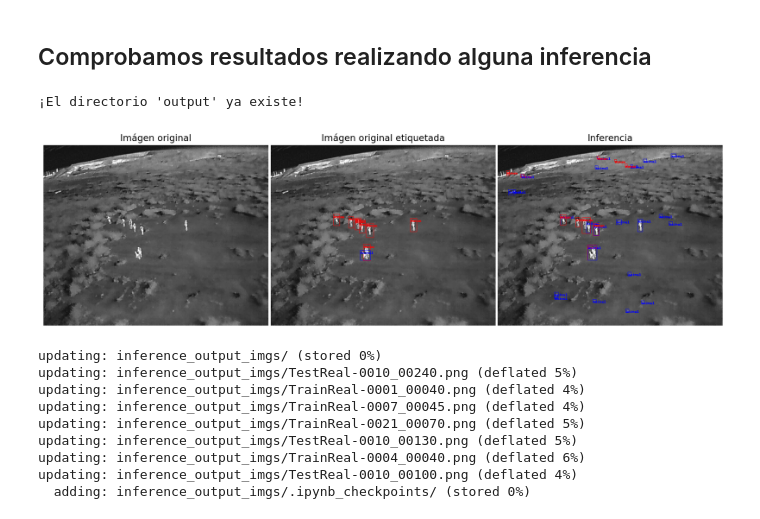
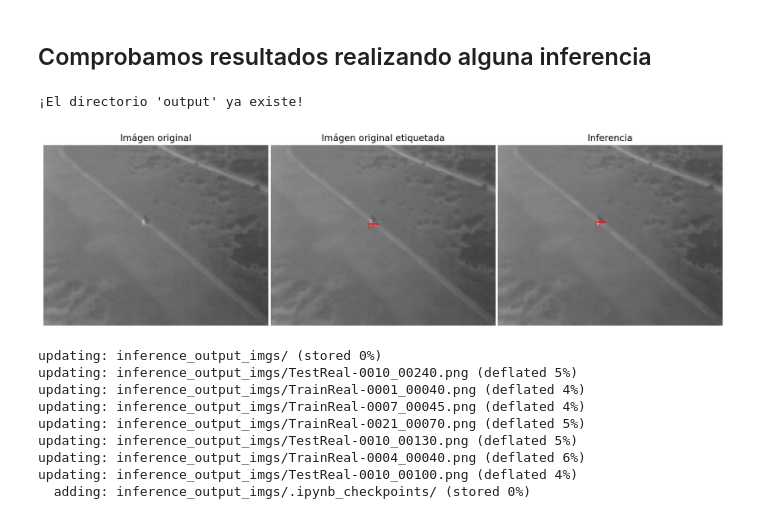
Before and after one commit to jesusBV20/UAV_IR_Surveillance, a Jupyter notebook: train_example.ipynb, the cells around one changed output. Cells and saved outputs as stored; diff of their text form; code cells hidden in the pictures.

Commit message:
Añadidas algunas imágenes para testear el modelo

```diff
--- a/train_example.ipynb
+++ b/train_example.ipynb
@@ -205,8 +169,8 @@ import torchvision
 from UAVIR_tools.detection.engine import train_one_epoch
 import UAVIR_tools.detection.utils as utils
 
-train_real_dataset_imgs = 5000
-train_sim_dataset_imgs = 5000
+train_real_dataset_imgs = 4000
+train_sim_dataset_imgs = 10000
 batch_size = 2
 num_epochs = 10
 
@@ -217,7 +181,6 @@ num_classes = 3
 # Definimos los dataset de train y test
 dataset_real = BIRDSAIDataset(TRAIN_REAL_DATA_PATH, get_transform())
 dataset_sim  = BIRDSAIDataset(TRAIN_SIM_DATA_PATH, get_transform())
-dataset_test = BIRDSAIDataset(TEST_DATA_PATH, get_transform())
 
 # Generemos unos nuevos datasets basados en los originales,
 # pero más pequeños y randomizados
@@ -230,7 +193,7 @@ dataset_sim = torch.utils.data.Subset(dataset_sim, indices_sim[0:train_sim_datas
 # Juntamos los dos datasets de entrenamiento
 dataset = torch.utils.data.ConcatDataset([dataset_real, dataset_sim])
 
-# Definimos los DataLoaders de entrenamiento y evaluación
+# Definimos el DataLoaders de entrenamiento
 data_loader = torch.utils.data.DataLoader(
   dataset, batch_size=batch_size, shuffle=True, num_workers=4,
   collate_fn=utils.collate_fn)
@@ -239,7 +202,7 @@ data_loader = torch.utils.data.DataLoader(
 #   dataset_test, batch_size=1, shuffle=False, num_workers=4,
 #   collate_fn=utils.collate_fn)
 
-# Generamos el modelo utilizando la definida anteriormente
+# Generamos el modelo utilizando la función definida anteriormente
 model = get_tunned_model(num_classes)
 
 # Guardamos el modelo en la RAM del dispositivo que estamos utilizando
@@ -298,9 +261,9 @@ transforms = get_transform()
 
 # Seleccionamos el vídeo y el frame
 data_path = TRAIN_REAL_DATA_PATH
-data_path = TEST_DATA_PATH
-movie_id = 15
-frame = 220
+#data_path = TEST_DATA_PATH
+movie_id = 21
+frame = 400
 
 dataset = BIRDSAIDataset(data_path, transforms)
 frame_init, frame_end, n_frames = dataset.getMovieBoxInfo(movie_id)
@@ -314,7 +277,7 @@ num_classes = 3
 model = get_tunned_model(num_classes)
 
 model.to(device)
-model.load_state_dict(torch.load(os.path.join(OUTPUT_MODEL_PATH, "model_AUVIR_simTrain.pt")))
+model.load_state_dict(torch.load(os.path.join(OUTPUT_MODEL_PATH, "model_AUVIR_v0.3.pt")))
 
 # Inferimos
 model_eval = model.eval()
@@ -329,39 +292,39 @@ transform_toImg = T.ToPILImage()
 img = transform_toImg(img)
 
 img_box_real = imgBoxes(img, target["boxes"], target["labels"])
-img_box = imgBoxes(img, outputs[0]["boxes"], outputs[0]["labels"], outputs[0]["scores"], 0.4)
+img_box = imgBoxes(img, outputs[0]["boxes"], outputs[0]["labels"], outputs[0]["scores"], 0.2)
 
 fig = plt.figure(figsize=FIGSIZE, dpi=RES/FIGSIZE[0])
 ax1, ax2, ax3 = fig.subplots(1,3)
 plt.subplots_adjust(wspace=0.01)
 
 ax1.axis('off')
 ax2.axis("off")
 ax3.axis("off")
 
 ax1.set_title("Imágen original")
 ax2.set_title("Imágen original etiquetada")
 ax3.set_title("Inferencia")
 
 ax1.imshow(img)
 ax2.imshow(img_box_real)
 ax3.imshow(img_box)
 
 if data_path == TRAIN_REAL_DATA_PATH:
     dataset_label = "TrainReal"
 elif data_path == TEST_DATA_PATH:
     dataset_label = "TestReal"
 elif data_path == TRAIN_SIM_DATA_PATH:
     dataset_label = "TrainSim"
 
 file_name = "{}-{}_{}.png".format(dataset_label, str(movie_id).zfill(4), str(frame).zfill(5))
 
 plt.savefig(os.path.join(OUTPUT_INFERENCE_PATH, file_name),
             bbox_inches='tight', pad_inches = 0.1)
 plt.show()
 # %% [output]
 ¡El directorio 'output' ya existe!
-[figure, old version]
+[figure, new version]
 # %%
 # #####################################################
 # # Si se ejecuta desde colab, descomentar esta celda #
```
Also changed, not shown: parts of 4 cells of this notebook, 15 other files.
